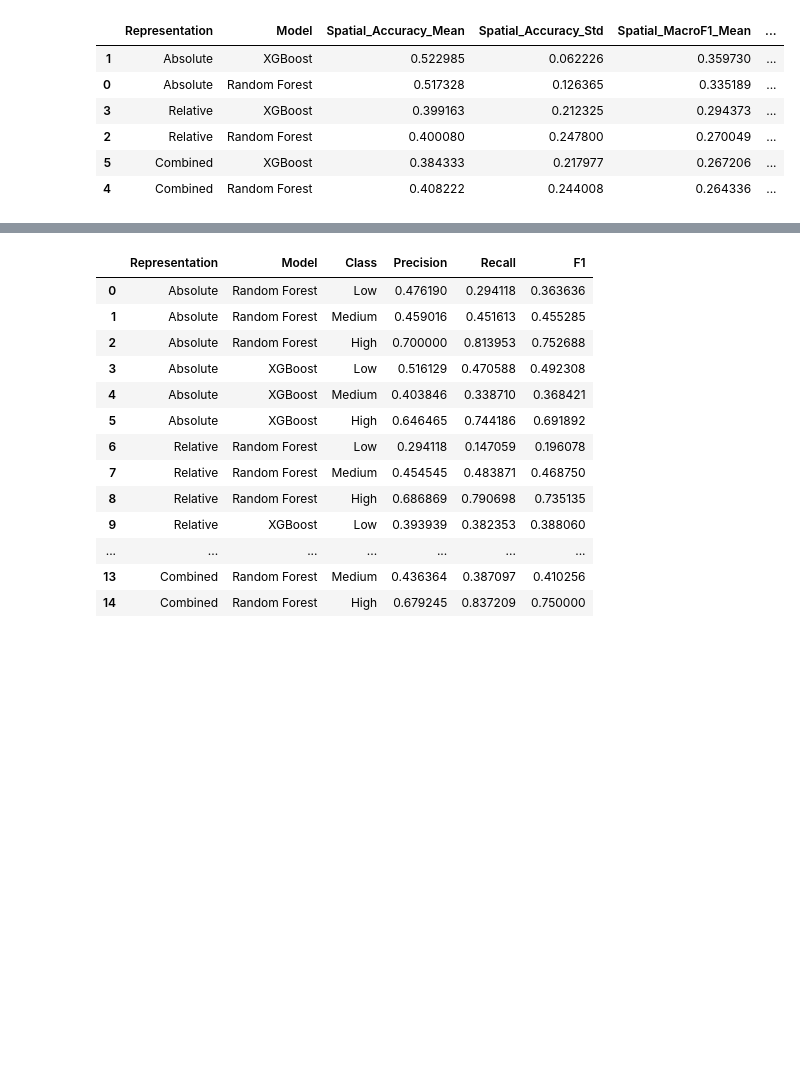
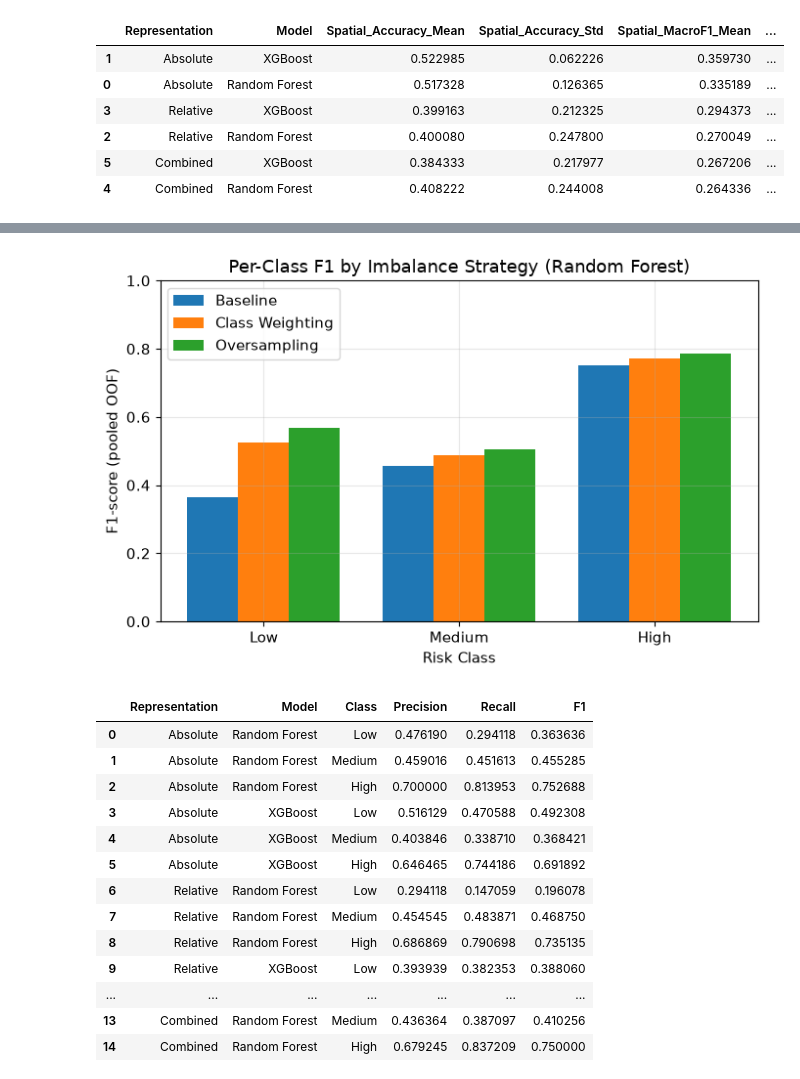
Before and after one commit to aangyeoki/Evaluating-Spatial-Generalization-of-ML-for-Community-Association-RW--Level-Flood-Risk-Prediction, a Jupyter notebook: Spatial Generalization Evaluation.ipynb, the cells around one changed output, grey strips where cells are left out. Cells and saved outputs as stored; diff of their text form; code cells hidden in the pictures; blank space fills up the shorter version.

```diff
--- a/Spatial Generalization Evaluation.ipynb
+++ b/Spatial Generalization Evaluation.ipynb
@@ -422,3 +513,16 @@ results_df.sort_values(
+# %%
+methods=["Baseline","Class Weighting","Oversampling"]
+x,w=np.arange(3),0.26
+fig,ax=plt.subplots(figsize=(7,4.5))
+for i,mth in enumerate(methods):
+    ax.bar(x+(i-1)*w, per_class[mth], w, label=mth)
+ax.set_xticks(x); ax.set_xticklabels(CLASSES)
+ax.set_ylabel("F1-score (pooled OOF)"); ax.set_xlabel("Risk Class")
+ax.set_title("Per-Class F1 by Imbalance Strategy (Random Forest)")
+ax.set_ylim(0,1.0); ax.legend()
+fig.tight_layout(); fig.savefig("results/perclass_imbalance.png", dpi=DPI); plt.show()
+# %% [output]
+[figure, added]
 # %%
 # Per-class performance
 class_names = ["Low", "Medium", "High"]
```
Also changed, not shown: parts of 12 cells of this notebook, 10 other files.
